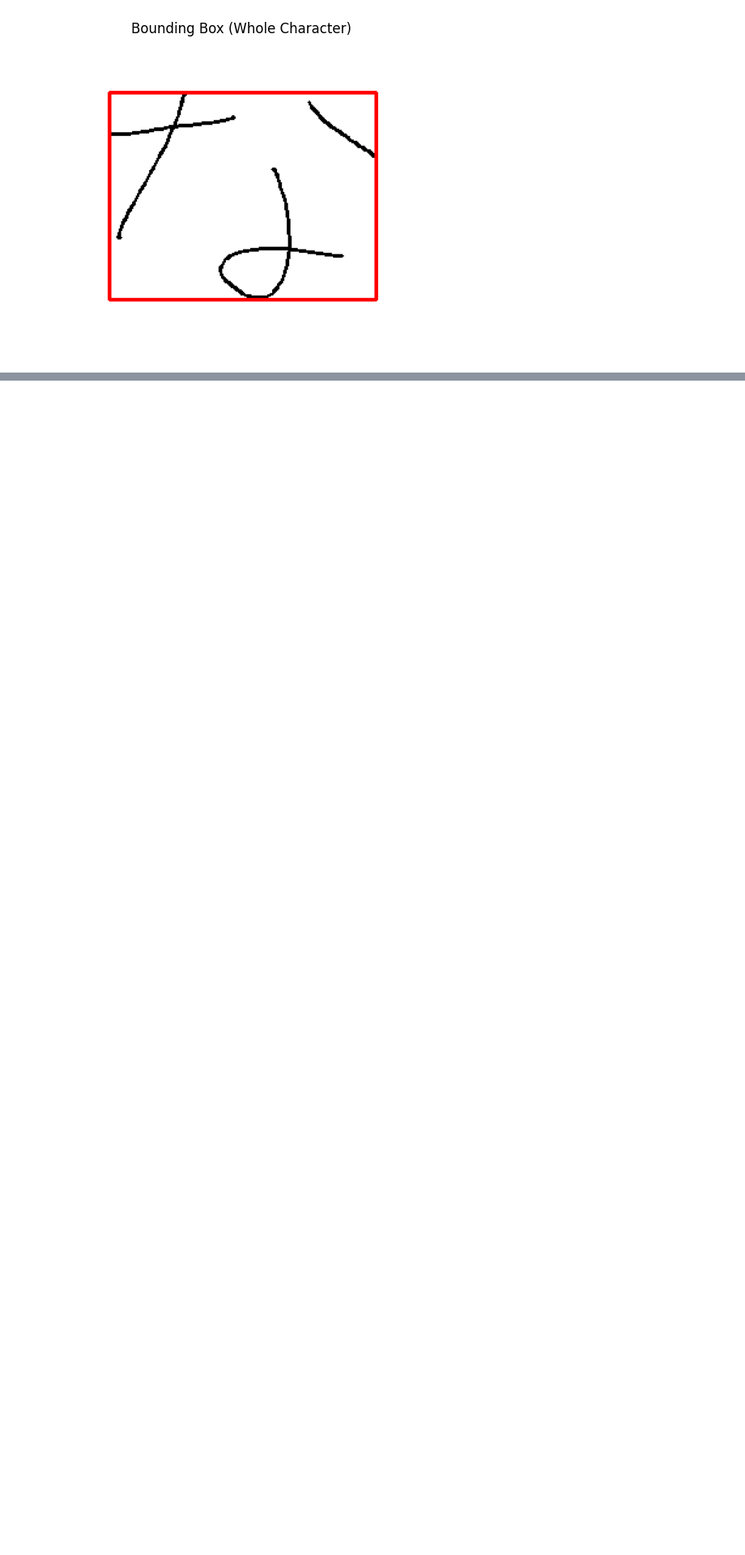
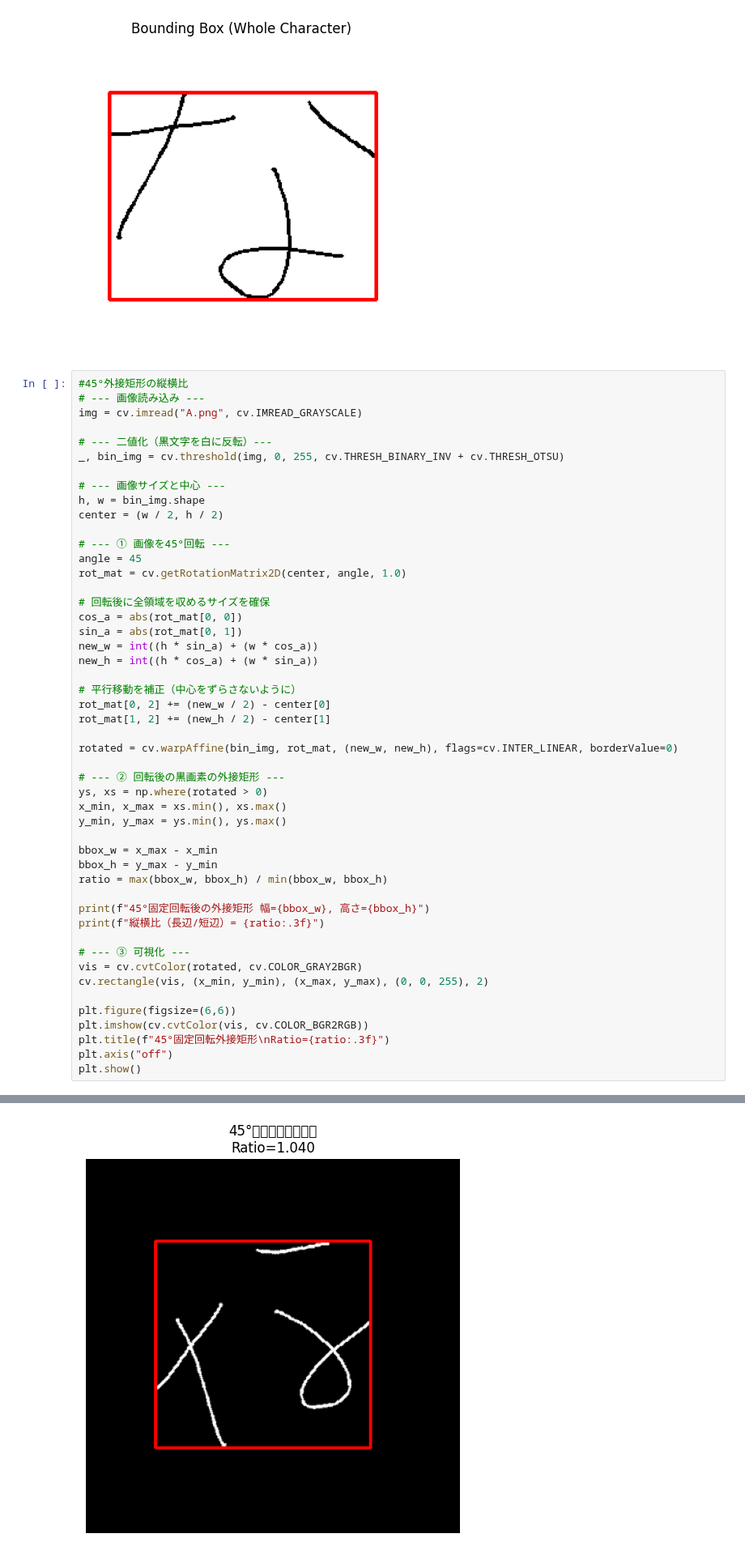
Before and after one commit to GentaKanno/TYUSHUTU2, a Jupyter notebook: tyushutu2.ipynb, the cells around one changed output, grey strips where cells are left out. Shown at 81% size. Cells and saved outputs as stored; diff of their text form; blank space fills up the shorter version.

```diff
--- a/tyushutu2.ipynb
+++ b/tyushutu2.ipynb
@@ -83,3 +81,53 @@ plt.axis("off")
 plt.show()
 # %% [output]
 [figure]
+# %%
+#45°外接矩形の縦横比
+# --- 画像読み込み ---
+img = cv.imread("A.png", cv.IMREAD_GRAYSCALE)
+
+# --- 二値化（黒文字を白に反転）---
+_, bin_img = cv.threshold(img, 0, 255, cv.THRESH_BINARY_INV + cv.THRESH_OTSU)
+
+# --- 画像サイズと中心 ---
+h, w = bin_img.shape
+center = (w / 2, h / 2)
+
+# --- ① 画像を45°回転 ---
+angle = 45
+rot_mat = cv.getRotationMatrix2D(center, angle, 1.0)
+
+# 回転後に全領域を収めるサイズを確保
+cos_a = abs(rot_mat[0, 0])
+sin_a = abs(rot_mat[0, 1])
+new_w = int((h * sin_a) + (w * cos_a))
+new_h = int((h * cos_a) + (w * sin_a))
+
+# 平行移動を補正（中心をずらさないように）
+rot_mat[0, 2] += (new_w / 2) - center[0]
+rot_mat[1, 2] += (new_h / 2) - center[1]
+
+rotated = cv.warpAffine(bin_img, rot_mat, (new_w, new_h), flags=cv.INTER_LINEAR, borderValue=0)
+
+# --- ② 回転後の黒画素の外接矩形 ---
+ys, xs = np.where(rotated > 0)
+x_min, x_max = xs.min(), xs.max()
+y_min, y_max = ys.min(), ys.max()
+
+bbox_w = x_max - x_min
+bbox_h = y_max - y_min
+ratio = max(bbox_w, bbox_h) / min(bbox_w, bbox_h)
+
+print(f"45°固定回転後の外接矩形 幅={bbox_w}, 高さ={bbox_h}")
+print(f"縦横比（長辺/短辺）= {ratio:.3f}")
+
+# --- ③ 可視化 ---
+vis = cv.cvtColor(rotated, cv.COLOR_GRAY2BGR)
+cv.rectangle(vis, (x_min, y_min), (x_max, y_max), (0, 0, 255), 2)
+
+plt.figure(figsize=(6,6))
+plt.imshow(cv.cvtColor(vis, cv.COLOR_BGR2RGB))
+plt.title(f"45°固定回転外接矩形\nRatio={ratio:.3f}")
+plt.axis("off")
+plt.show()
+# %% [output]
@@ -86,3 +136,4 @@ plt.show()
+[figure, added]
 # %%
 #4分割黒画素比エントロピー
 from math import log2
```
Also changed, not shown: parts of 3 cells of this notebook.
